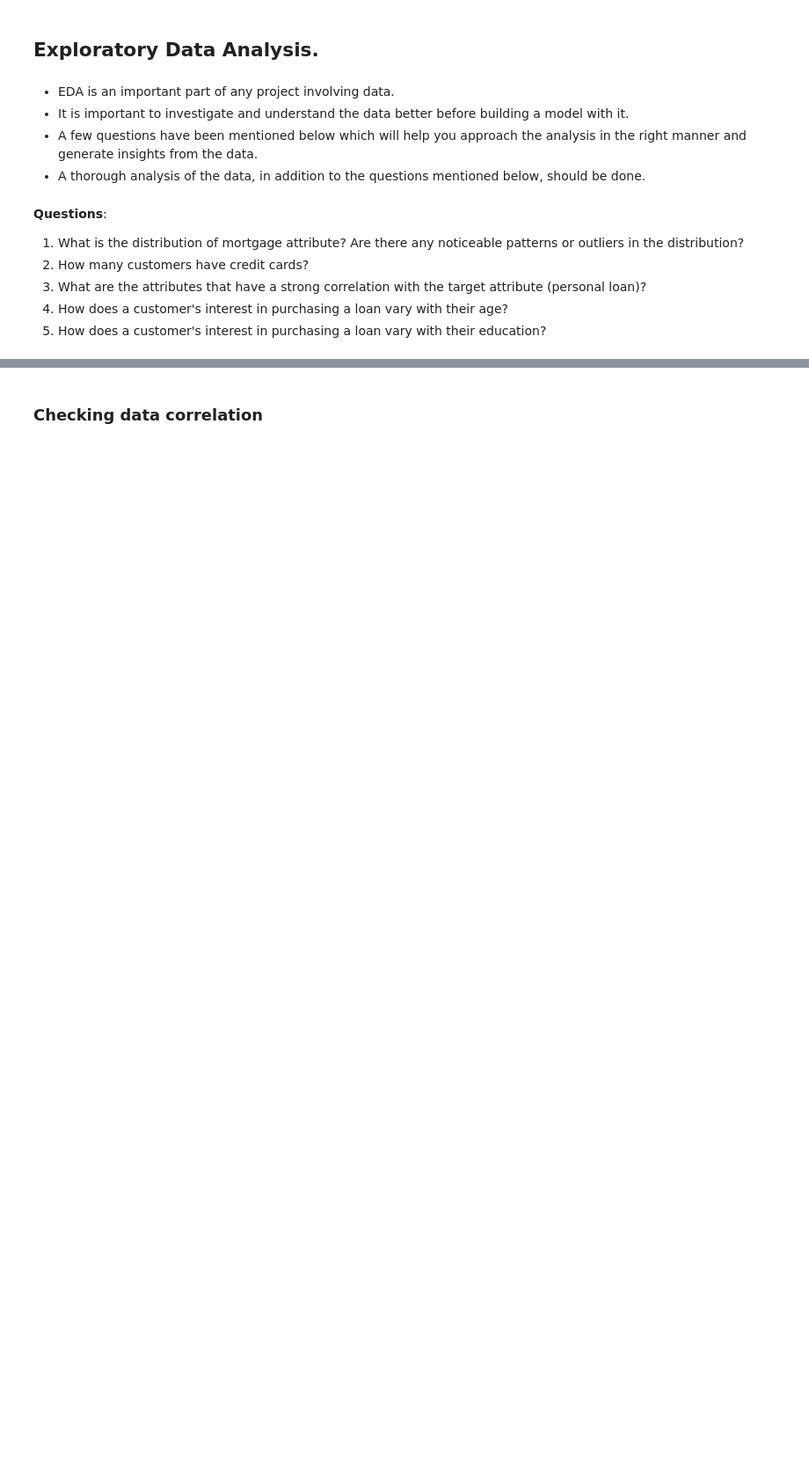
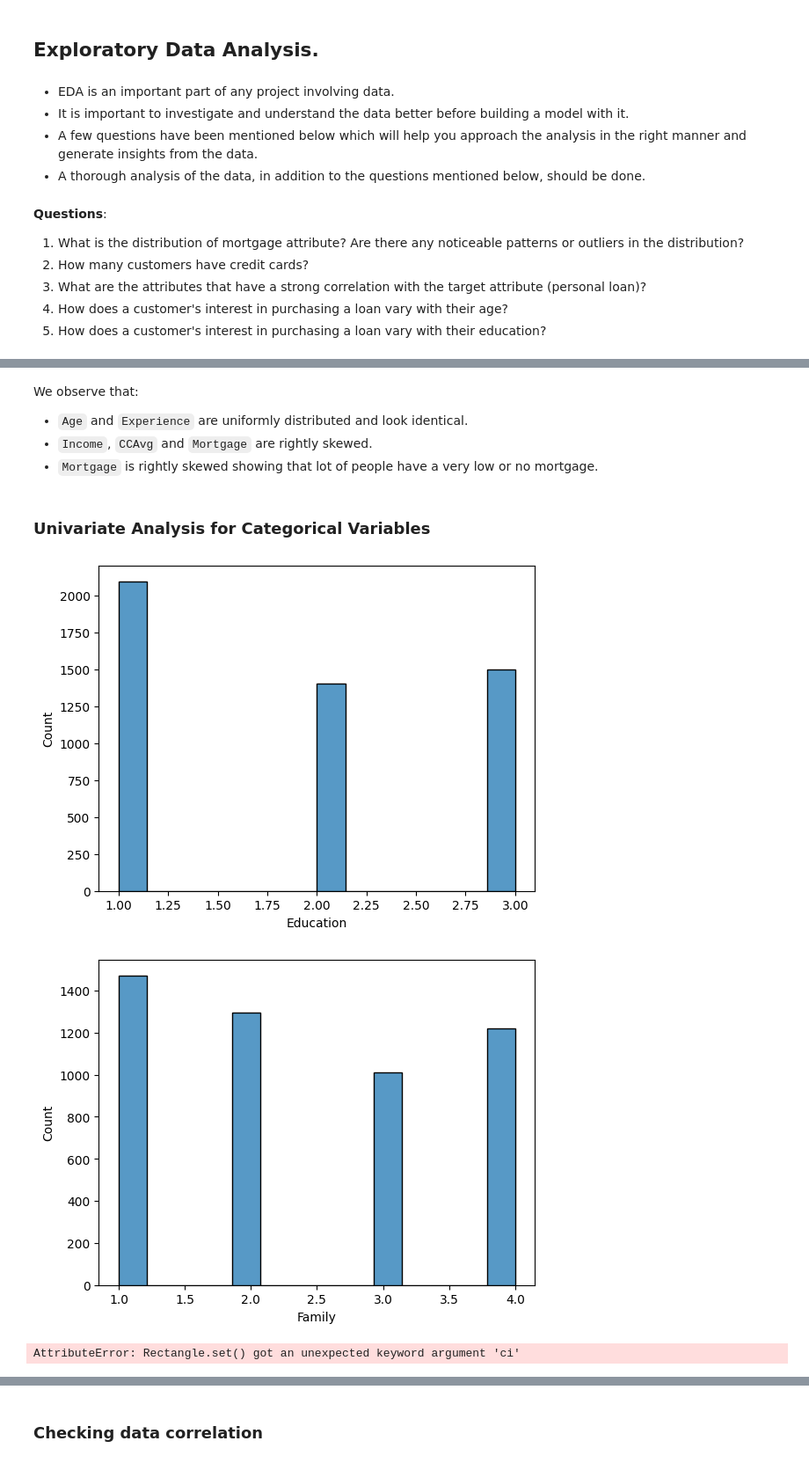
Before and after one commit to nirajguru/machine-learning-projects, a Jupyter notebook: personal-loan-compaign/notebook/loan-compaign-solution-niraj.ipynb, the cells around one changed output, grey strips where cells are left out. Shown at 88% size. Drawn from its saved outputs; the diff is of its cells as text; code cells hidden in the pictures; blank space fills up the shorter version.

```diff
--- a/personal-loan-compaign/notebook/loan-compaign-solution-niraj.ipynb
+++ b/personal-loan-compaign/notebook/loan-compaign-solution-niraj.ipynb
@@ -127,0 +212,30 @@ df[numerical_columns].hist(stacked=False, bins=100, figsize=(12,30), layout=(14,
+# %% [markdown]
+We observe that:
+- `Age` and `Experience` are uniformly distributed and look identical.
+- `Income`, `CCAvg` and `Mortgage` are rightly skewed.
+- `Mortgage` is rightly skewed showing that lot of people have a very low or no mortgage.
+# %% [markdown]
+### Univariate Analysis for Categorical Variables
+# %%
+sns.histplot(data=df['Education'])
+plt.show()
+[ 'CD_Account', 'Online', 'CreditCard']
+sns.histplot(data=df['Family'])
+plt.show()
+
+
+sns.histplot(data=df['Securities_Account'])
+plt.show()
+
+sns.histplot(data=df['Education'])
+plt.show()
+sns.histplot(data=df['CD_Account'])
+plt.show()
+sns.histplot(data=df['Online'])
+plt.show()
+sns.histplot(data=df['CreditCard'])
+plt.show()
+# %% [output]
+[figure, added]
+[figure, added]
+AttributeError: Rectangle.set() got an unexpected keyword argument 'ci'
```
Also changed, not shown: parts of 35 cells of this notebook.
